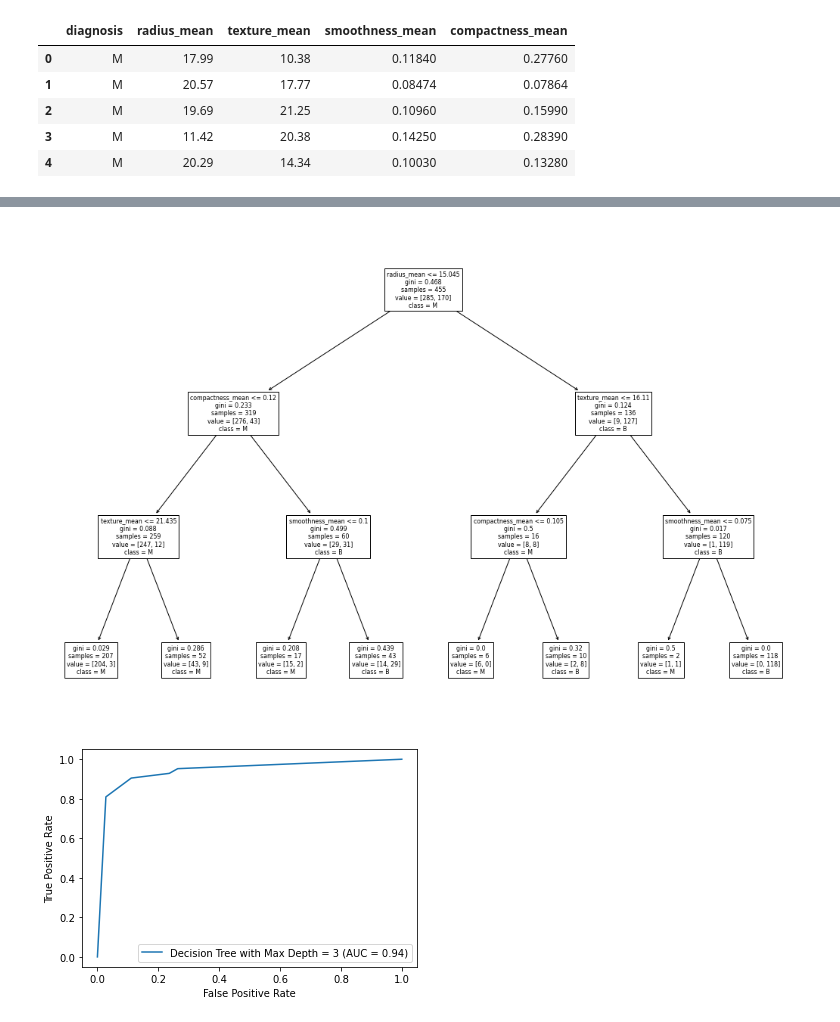
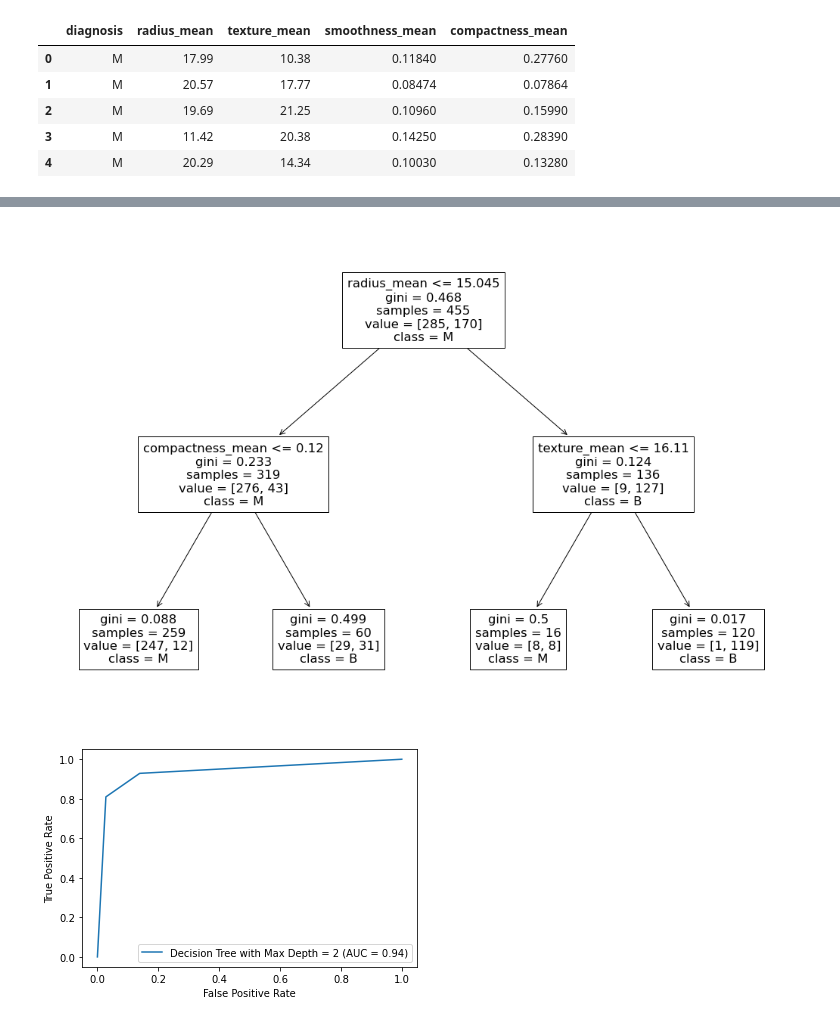
Before and after one commit to pixieghosh/gradschool_sem1, a Jupyter notebook: databases/hw/ghosh_hw4.ipynb, the cells around one changed output, grey strips where cells are left out. Saved outputs shown, nothing was run; the diff lists cells and outputs as text; code cells hidden in the pictures.

```diff
--- a/databases/hw/ghosh_hw4.ipynb
+++ b/databases/hw/ghosh_hw4.ipynb
@@ -39,30 +108,30 @@ use all features
 # %%
 # Q 3.2
-tree_model_1 = DecisionTreeClassifier(max_depth = 3)
+tree_model_1 = DecisionTreeClassifier(max_depth = 2)
 tree_model_1 = tree_model_1.fit(x_train,y_train)
 y_pred_1 = tree_model_1.predict(x_test)
 
-tree_model_2 = DecisionTreeClassifier(max_depth = 5)
+tree_model_2 = DecisionTreeClassifier(max_depth = 6)
 tree_model_2 = tree_model_2.fit(x_train,y_train)
 y_pred_2 = tree_model_2.predict(x_test)
 # %%
-# plotting decision tree for model 1 with max depth of 3
+# plotting decision tree for model 1 with max depth of 2
 %matplotlib inline
 plt.figure(figsize=(18,12))
 plot = tree.plot_tree(tree_model_1,feature_names = ['radius_mean', 'texture_mean', 'smoothness_mean', 'compactness_mean'],
-                      class_names = ['M','B'], max_depth = 3)
+                      class_names = ['M','B'], max_depth = 2)
 plt.show()
 # %% [output]
-[figure, old version]
+[figure, new version]
 # %%
 # calculating and plotting ROC curve for model 1
 y_score_1 = tree_model_1.predict_proba(x_test)
 fpr, tpr, thresholds = roc_curve(y_test, y_score_1[:,1], pos_label= 'M')
 roc_auc = auc(fpr, tpr)
 display = RocCurveDisplay(fpr=fpr, tpr=tpr, roc_auc=roc_auc,
-                            estimator_name='Decision Tree with Max Depth = 3')
+                            estimator_name='Decision Tree with Max Depth = 2')
 display.plot()
 plt.show()
 # %% [output]
-[figure, old version]
+[figure, new version]
 # %%
```
Also changed, not shown: parts of 22 cells of this notebook.
